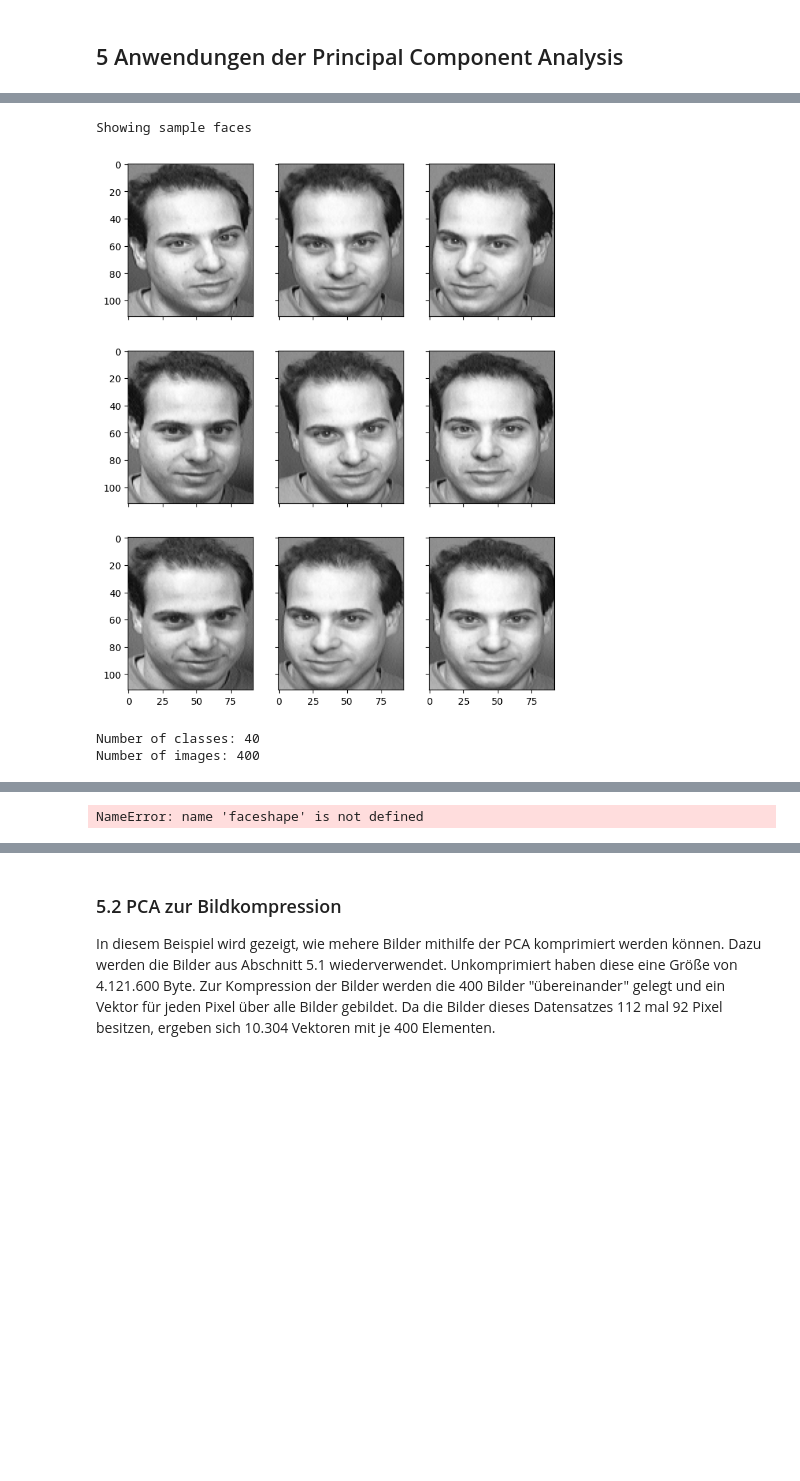
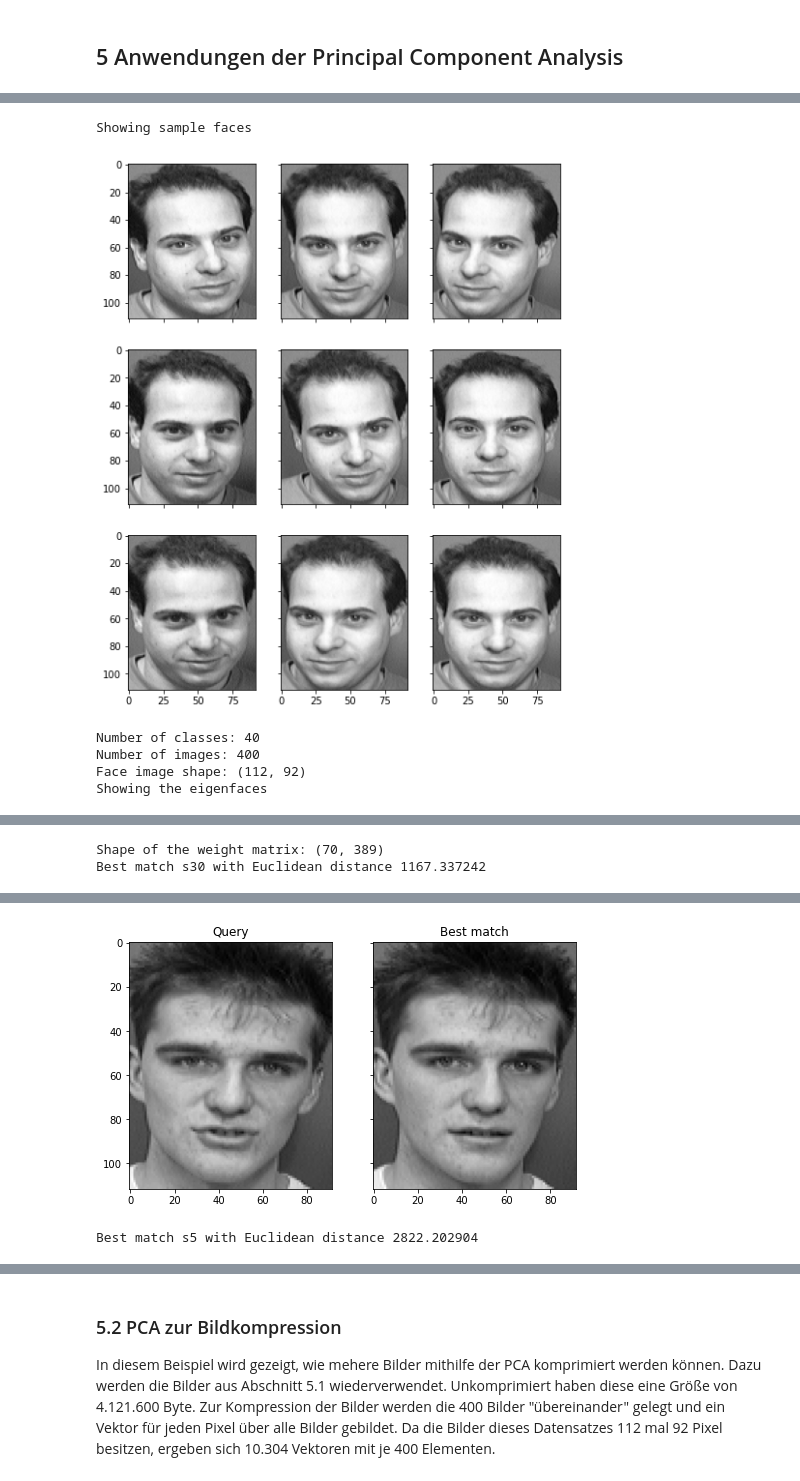
Before and after one commit to MoritzMSP/DHBW_AML, a Jupyter notebook: PCA.ipynb, the cells around one changed output, grey strips where cells are left out. Cells and saved outputs as stored; diff of their text form; code cells hidden in the pictures; blank space fills up the shorter version.

```diff
--- a/PCA.ipynb
+++ b/PCA.ipynb
@@ -254,6 +243,9 @@ n_components = 70
 eigenfaces = pca.components_[:n_components]
 
 # Zeigen der ersten Eigenfaces
+faceshape = list(faces.values())[0].shape
+print("Face image shape:", faceshape)
+
 fig, axes = plt.subplots(3,3,sharex=True,sharey=True,figsize=(8,10))
 for i in range(9):
     axes[i%3][i//3].imshow(eigenfaces[i].reshape(faceshape), cmap="gray")
@@ -266,33 +258,37 @@ print("Shape of the weight matrix:", weights.shape)
 
 # Testen an dem einzelnen Bilder der existierenden Klasse
 query = faces["s30/10.pgm"].reshape(1,-1)
 query_weight = eigenfaces @ (query - pca.mean_).T
 euclidean_distance = np.linalg.norm(weights - query_weight, axis=0)
 best_match = np.argmin(euclidean_distance)
 print("Best match %s with Euclidean distance %f" % (facelabel[best_match], euclidean_distance[best_match]))
+
 # Visualisierung
 fig, axes = plt.subplots(1,2,sharex=True,sharey=True,figsize=(8,6))
 axes[0].imshow(query.reshape(faceshape), cmap="gray")
 axes[0].set_title("Query")
 axes[1].imshow(matrix[best_match].reshape(faceshape), cmap="gray")
 axes[1].set_title("Best match")
 plt.show()
 
 # Testen am Bild aus der neuen Klasse
 query = faces["s40/1.pgm"].reshape(1,-1)
 query_weight = eigenfaces @ (query - pca.mean_).T
 euclidean_distance = np.linalg.norm(weights - query_weight, axis=0)
 best_match = np.argmin(euclidean_distance)
 print("Best match %s with Euclidean distance %f" % (facelabel[best_match], euclidean_distance[best_match]))
+
 # Visualisierung
 fig, axes = plt.subplots(1,2,sharex=True,sharey=True,figsize=(8,6))
 axes[0].imshow(query.reshape(faceshape), cmap="gray")
 axes[0].set_title("Query")
 axes[1].imshow(matrix[best_match].reshape(faceshape), cmap="gray")
 axes[1].set_title("Best match")
 plt.show()
 # %% [output]
 Showing sample faces
-[figure, old version]
+[figure, new version]
 Number of classes: 40
 Number of images: 400
+Face image shape: (112, 92)
+Showing the eigenfaces
@@ -299 +296,2 @@ Number of images: 400
-NameError: name 'faceshape' is not defined
+Shape of the weight matrix: (70, 389)
+Best match s30 with Euclidean distance 1167.337242
@@ -300,0 +298,2 @@ NameError: name 'faceshape' is not defined
+[figure, added]
+Best match s5 with Euclidean distance 2822.202904
```
Also changed, not shown: parts of 22 cells of this notebook, 3 other files.
